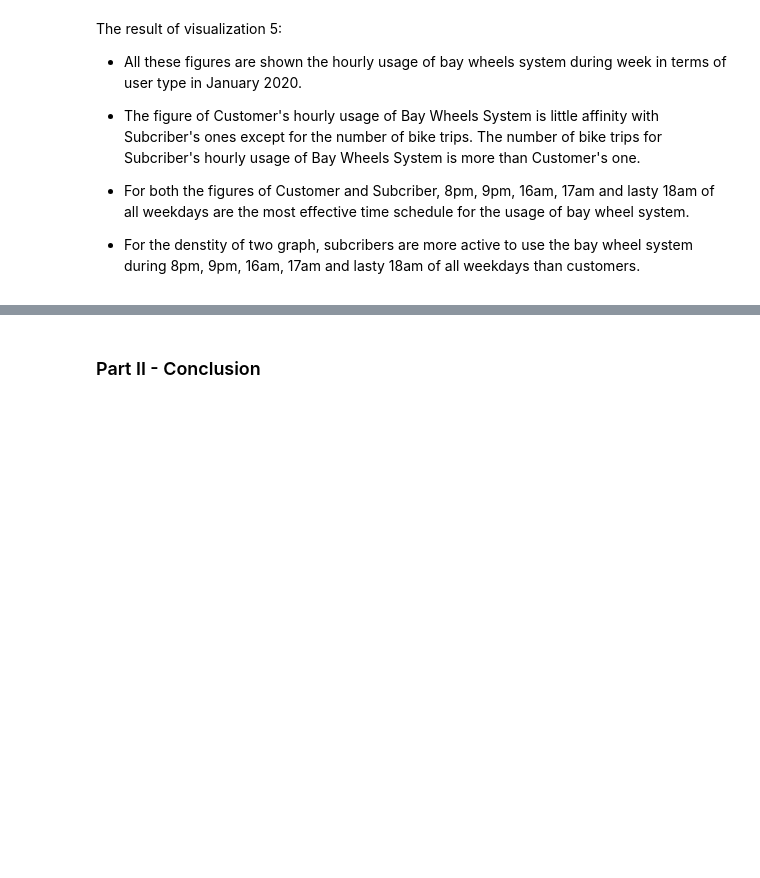
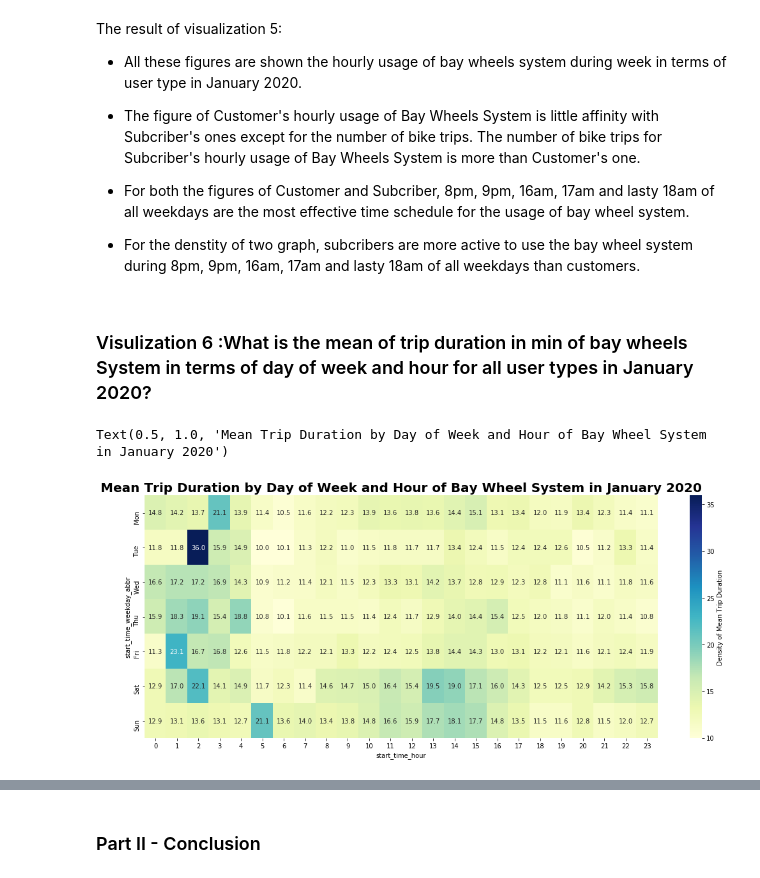
Before and after one commit to Rapter1990/Udacity-Data-Analyst-Nanodegree, a Jupyter notebook: P5_Communicate_Data_Findings/slide_deck.ipynb, the cells around one changed output, grey strips where cells are left out. Drawn from its saved outputs; the diff is of its cells as text; code cells hidden in the pictures; blank space fills up the shorter version.

```diff
--- a/P5_Communicate_Data_Findings/slide_deck.ipynb
+++ b/P5_Communicate_Data_Findings/slide_deck.ipynb
@@ -191,3 +191,14 @@ The result of visualization 5:
 - For both the figures of Customer and Subcriber, 8pm, 9pm, 16am, 17am and lasty 18am of all weekdays are the most effective time schedule for the usage of bay wheel system.
 
 - For the denstity of two graph, subcribers are more active to use the bay wheel system during 8pm, 9pm, 16am, 17am and lasty 18am of all weekdays than customers.
+# %% [markdown]
+### Visulization 6 :What is the mean of trip duration in min of bay wheels System in terms of day of week and hour for all user types in January 2020?
+# %%
+plt.figure(figsize=(18,7))
+
+pivot = bay_wheels_main_df.pivot_table(values='duration_min',index='start_time_weekday_abbr',columns='start_time_hour')
+sns.heatmap(pivot, annot=True, fmt='.1f', cbar_kws = {'label' : 'Density of Mean Trip Duration'}, cmap='YlGnBu')
+plt.title("Mean Trip Duration by Day of Week and Hour of Bay Wheel System in January 2020", fontsize=20, fontweight="semibold")
+# %% [output]
+Text(0.5, 1.0, 'Mean Trip Duration by Day of Week and Hour of Bay Wheel System in January 2020')
+[figure, added]
```
Also changed, not shown: parts of 4 cells of this notebook, 2 other files.
